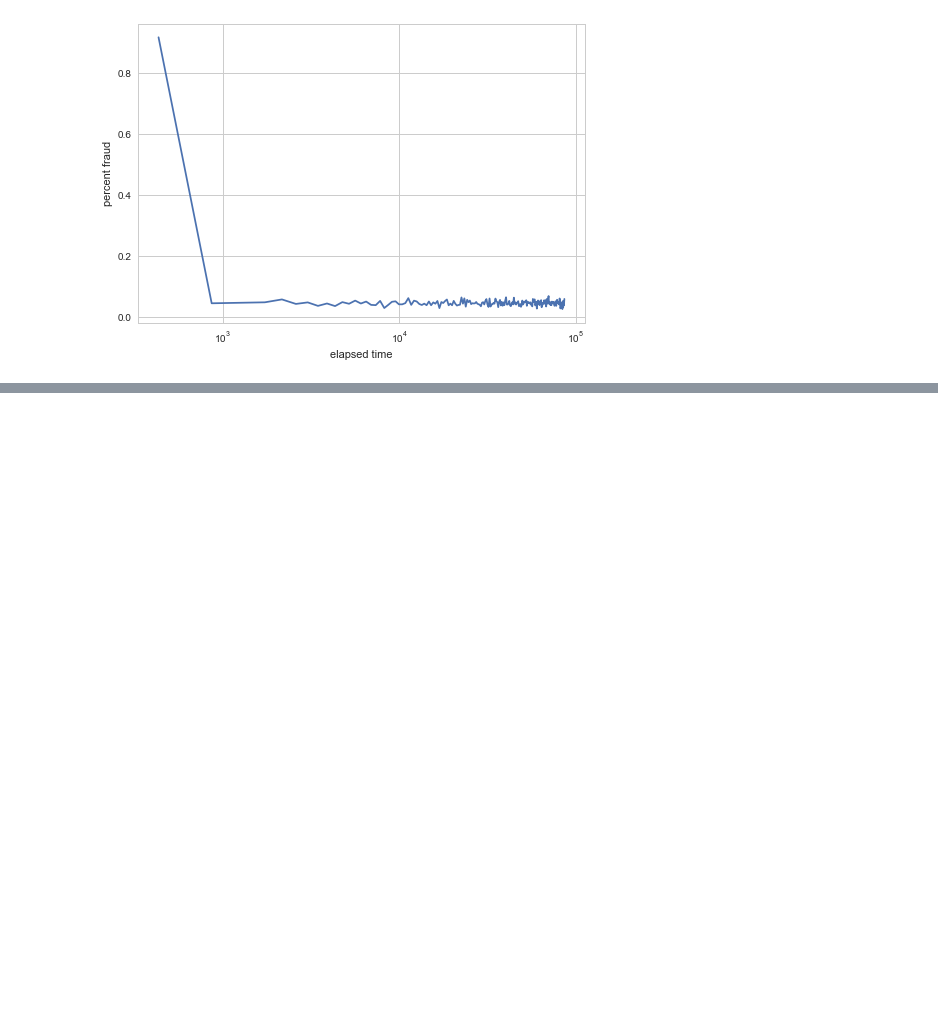
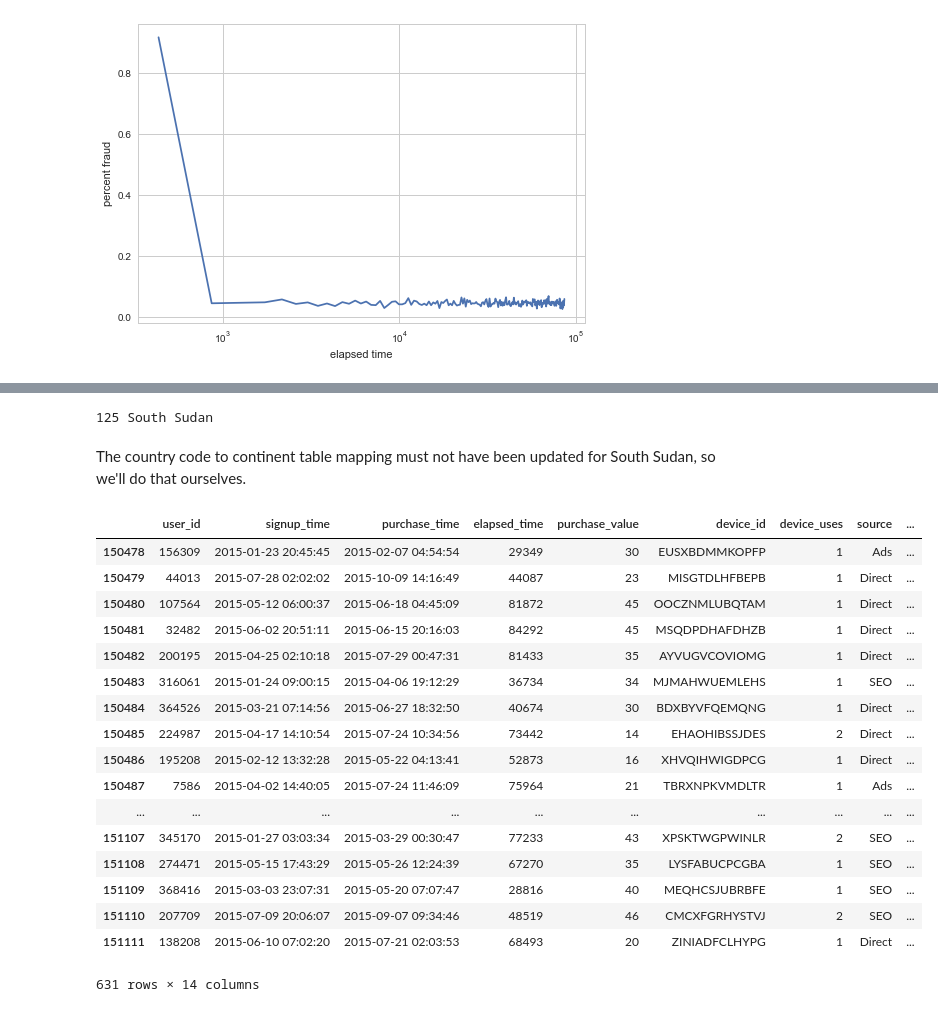
Before and after one commit to chaseWilliams/fraud_identification, a Jupyter notebook: fraud.ipynb, the cells around one changed output, grey strips where cells are left out. Saved outputs shown, nothing was run; the diff lists cells and outputs as text; code cells hidden in the pictures; blank space fills up the shorter version.

```diff
--- a/fraud.ipynb
+++ b/fraud.ipynb
@@ -206,0 +278,8 @@ plt.show()
+# %%
+for i, (country, code) in enumerate(zip(countries, continents)):
+    if code is None:
+        print(i, country)
+# %% [output]
+125 South Sudan
+# %% [markdown]
+The country code to continent table mapping must not have been updated for South Sudan, so we'll do that ourselves.
@@ -206,0 +295,24 @@ plt.show()
+# %%
+def is_not_str(x):
+    return type(x) is not str
+v_is_not_str = np.vectorize(is_not_str)
+fraud_df[v_is_not_str(fraud_df['continent'])]
+# %% [output]
+|  | user_id | signup_time | purchase_time | elapsed_time | purchase_value | device_id | device_uses | source | ... |
+| 150478 | 156309 | 2015-01-23 20:45:45 | 2015-02-07 04:54:54 | 29349 | 30 | EUSXBDMMKOPFP | 1 | Ads | ... |
+| 150479 | 44013 | 2015-07-28 02:02:02 | 2015-10-09 14:16:49 | 44087 | 23 | MISGTDLHFBEPB | 1 | Direct | ... |
+| 150480 | 107564 | 2015-05-12 06:00:37 | 2015-06-18 04:45:09 | 81872 | 45 | OOCZNMLUBQTAM | 1 | Direct | ... |
+| 150481 | 32482 | 2015-06-02 20:51:11 | 2015-06-15 20:16:03 | 84292 | 45 | MSQDPDHAFDHZB | 1 | Direct | ... |
+| 150482 | 200195 | 2015-04-25 02:10:18 | 2015-07-29 00:47:31 | 81433 | 35 | AYVUGVCOVIOMG | 1 | Direct | ... |
+| 150483 | 316061 | 2015-01-24 09:00:15 | 2015-04-06 19:12:29 | 36734 | 34 | MJMAHWUEMLEHS | 1 | SEO | ... |
+| 150484 | 364526 | 2015-03-21 07:14:56 | 2015-06-27 18:32:50 | 40674 | 30 | BDXBYVFQEMQNG | 1 | Direct | ... |
+| 150485 | 224987 | 2015-04-17 14:10:54 | 2015-07-24 10:34:56 | 73442 | 14 | EHAOHIBSSJDES | 2 | Direct | ... |
+| 150486 | 195208 | 2015-02-12 13:32:28 | 2015-05-22 04:13:41 | 52873 | 16 | XHVQIHWIGDPCG | 1 | Direct | ... |
+| 150487 | 7586 | 2015-04-02 14:40:05 | 2015-07-24 11:46:09 | 75964 | 21 | TBRXNPKVMDLTR | 1 | Ads | ... |
+| ... | ... | ... | ... | ... | ... | ... | ... | ... | ... |
+| 151107 | 345170 | 2015-01-27 03:03:34 | 2015-03-29 00:30:47 | 77233 | 43 | XPSKTWGPWINLR | 2 | SEO | ... |
+| 151108 | 274471 | 2015-05-15 17:43:29 | 2015-05-26 12:24:39 | 67270 | 35 | LYSFABUCPCGBA | 1 | SEO | ... |
+| 151109 | 368416 | 2015-03-03 23:07:31 | 2015-05-20 07:07:47 | 28816 | 40 | MEQHCSJUBRBFE | 1 | SEO | ... |
+| 151110 | 207709 | 2015-07-09 20:06:07 | 2015-09-07 09:34:46 | 48519 | 46 | CMCXFGRHYSTVJ | 2 | SEO | ... |
+| 151111 | 138208 | 2015-06-10 07:02:20 | 2015-07-21 02:03:53 | 68493 | 20 | ZINIADFCLHYPG | 1 | Direct | ... |
+631 rows × 14 columns
```
Also changed, not shown: parts of 11 cells of this notebook, 1 other file.
